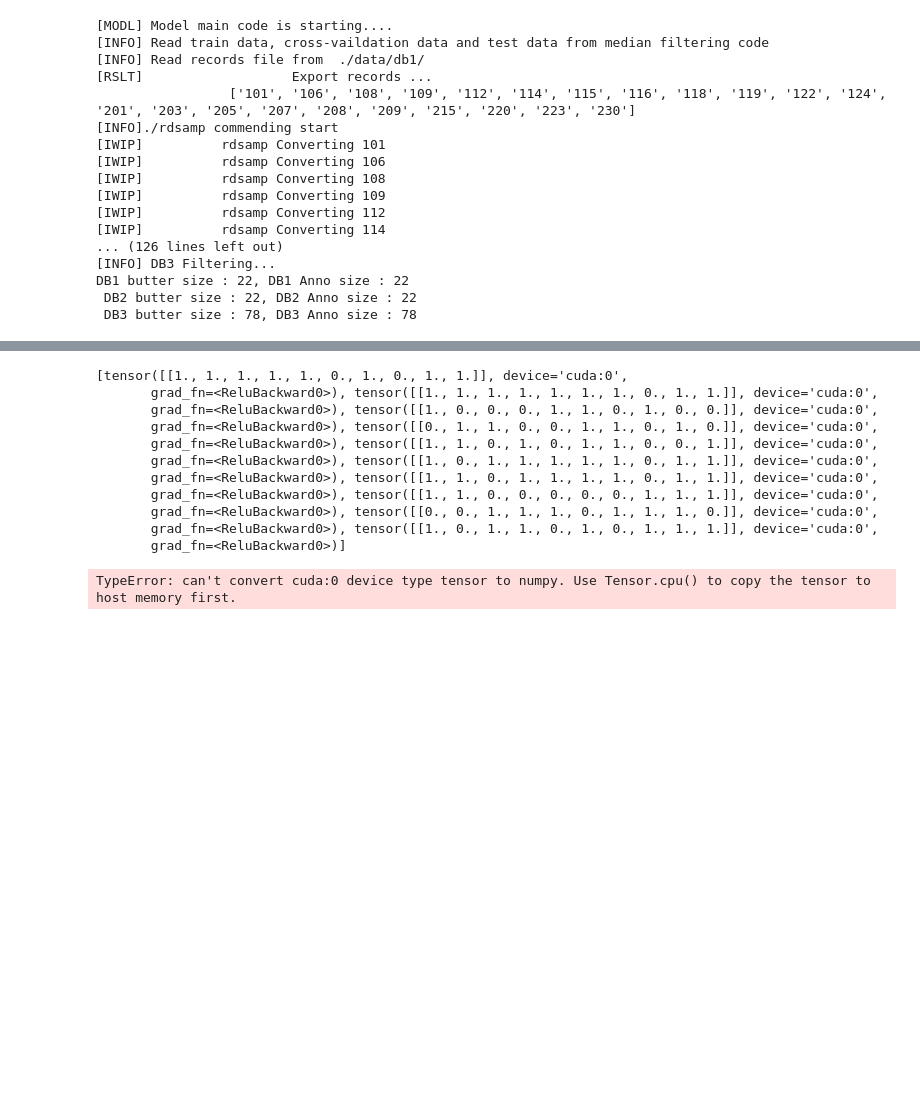
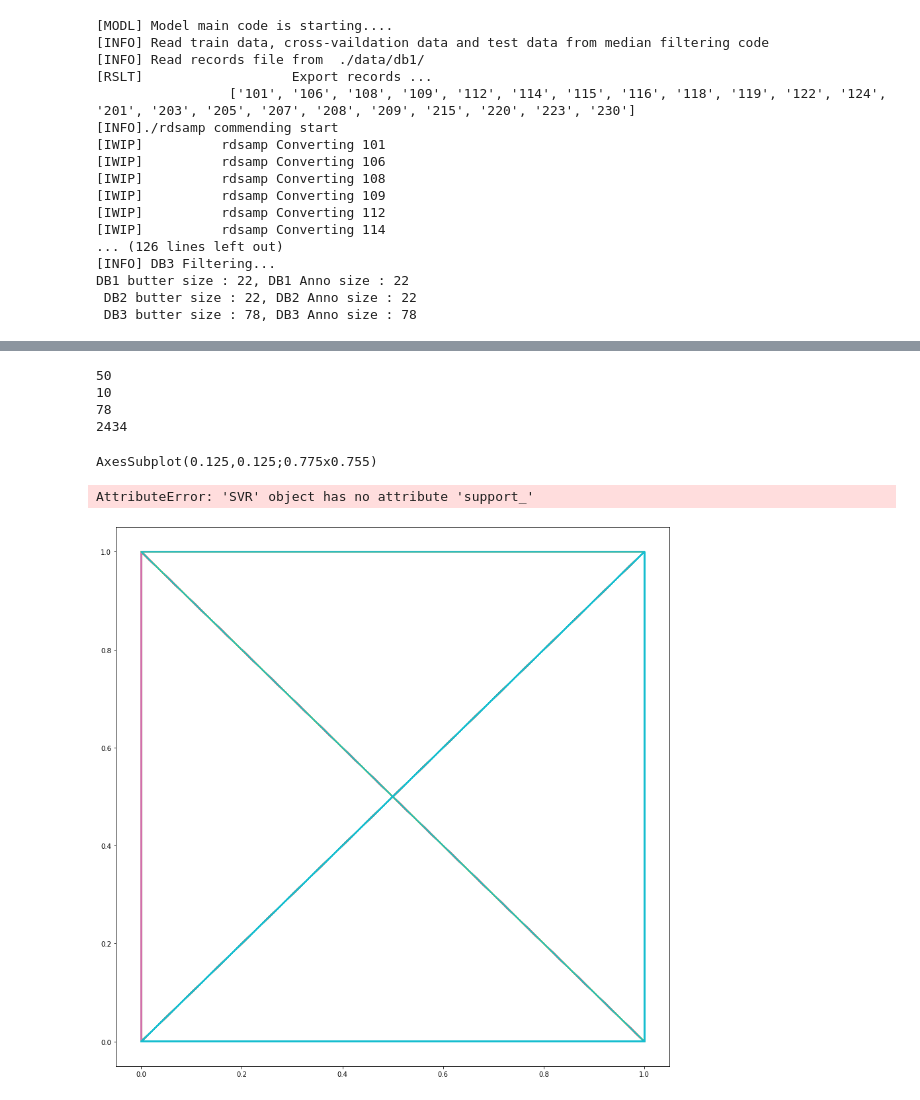
Before and after one commit to insung3511/ecg-dbn, a Jupyter notebook: cuda_model_onewayway.ipynb, the cells around one changed output, grey strips where cells are left out. Drawn from its saved outputs; the diff is of its cells as text; code cells hidden in the pictures; blank space fills up the shorter version.

Commit message:
SVM model goin...

```diff
--- a/cuda_model_onewayway.ipynb
+++ b/cuda_model_onewayway.ipynb
@@ -189,30 +190,35 @@ class test_SVM(nn.Module):
     def train(self, X, y):
         clf = make_pipeline(StandardScaler(), SVC(gamma='auto'))
         saved_model = pickle.dumps(clf)
-        return clf.fit(X, y).to(device)
+        y = MultiLabelBinarizer().fit_transform(y)
+        model = clf.fit(
+            X, y.flatten()[:50]
+        ).predict(X)
+        self.plot(X, y, model)
 
     def predict(self, X, y):
         clf = make_pipeline(StandardScaler(), SVC(gamma='auto'))
         return clf.predict([[X, y]])
 
-    def plot(self, X, y):
+    def plot(self, X, y, model):
         svr_lin = SVR(kernel="linear", C=100, gamma="auto")
 
-        _, axes = plt.subplots(nrows=1, ncols=3, figsize=(15, 15), sharey=True)
-        axes[svr_lin].plot(
+        _, axes = plt.subplots(nrows=1, figsize=(15, 15), sharey=True)
+        print(axes)
+        axes.plot(
             X,
-            svr_lin.fit(X, y).predict(X),
+            model,
             lw=self.lw,
         )
 
-        axes[svr_lin].scatter(
+        axes.scatter(
             X[svr_lin.support_],
             y[svr_lin.support_],
             facecolor="none",
             s=50,
         )
 
-        axes[svr_lin].scatter(
+        axes.scatter(
             X[np.setdiff1d(np.arange(len(X)), svr_lin.support_)],
             y[np.setdiff1d(np.arange(len(X)), svr_lin.support_)],
             facecolor="none",
@@ -221,7 +227,7 @@ class test_SVM(nn.Module):
             label="other training data",
         )
 
-        axes[svr_lin].legend(
+        axes.legend(
             loc="upper center",
             bbox_to_anchor=(0.5, 1.1),
             ncol=1,
@@ -434,22 +440,22 @@ GBRBM GBRBM GBRBM GBRBM GBRBM GBRBM GBRBM
 
         sample_data = torch.bernoulli(data).view(-1, 10).to(device=device)
 
-        vog_third, v3 = rbm_third(sample_data)
-        omse_loss = mse_loss(vog_third, v3)
+        vog_third, v3_e = rbm_third(sample_data)
+        omse_loss = mse_loss(vog_third, v3_e)
 
         third_train_op.zero_grad()
         omse_loss.backward()
         third_train_op.step()
-        run_acc += (torch.bernoulli(data).view(-1, 10).to(device=device) == v3).sum().item()
+        run_acc += (torch.bernoulli(data).view(-1, 10).to(device=device) == v3_e).sum().item()
     print("Third GBRBM Passed")
 
-    acc = get_acc(vog_third, v3) * 100
+    acc = get_acc(vog_third, v3_e) * 100
     if acc > best_acc:
         best_acc = acc
 
     path = "./saveMode_through_GBRBM.pth"
     torch.save(rbm_third.state_dict(), path)
-    output_gb.append(v3)
+    output_gb.append(v3_e)
 
     print("GB-DBN Training loss for {0}th epoch {1}\tEstimate time : {2}\tAcc : {3}\tBest Acc : {4}\t\tIgnite Acc: {5}" \
         .format(epoch + 1, omse_loss, time.time() - start, acc, best_acc, tmp_acc))
@@ -486,30 +492,35 @@ Last Accuracy :  70.0 %
-# %%
-svm = SVM(EPOCH, 10, 5, batch=BATCH_SIZE, lr=LEARNING_RATE)
-tsvm = test_SVM(EPOCH,10, 5)
-
-cpu = torch.device('cpu')
-v3_cp = (v3.to(device=cpu)).detach().numpy()
-output_gb_cp = (output_gb)
-
-print(output_gb_cp)
-# %% [output]
-[tensor([[1., 1., 1., 1., 1., 0., 1., 0., 1., 1.]], device='cuda:0',
-       grad_fn=<ReluBackward0>), tensor([[1., 1., 1., 1., 1., 1., 1., 0., 1., 1.]], device='cuda:0',
-       grad_fn=<ReluBackward0>), tensor([[1., 0., 0., 0., 1., 1., 0., 1., 0., 0.]], device='cuda:0',
-       grad_fn=<ReluBackward0>), tensor([[0., 1., 1., 0., 0., 1., 1., 0., 1., 0.]], device='cuda:0',
-       grad_fn=<ReluBackward0>), tensor([[1., 1., 0., 1., 0., 1., 1., 0., 0., 1.]], device='cuda:0',
-       grad_fn=<ReluBackward0>), tensor([[1., 0., 1., 1., 1., 1., 1., 0., 1., 1.]], device='cuda:0',
-       grad_fn=<ReluBackward0>), tensor([[1., 1., 0., 1., 1., 1., 1., 0., 1., 1.]], device='cuda:0',
-       grad_fn=<ReluBackward0>), tensor([[1., 1., 0., 0., 0., 0., 0., 1., 1., 1.]], device='cuda:0',
-       grad_fn=<ReluBackward0>), tensor([[0., 0., 1., 1., 1., 0., 1., 1., 1., 0.]], device='cuda:0',
-       grad_fn=<ReluBackward0>), tensor([[1., 0., 1., 1., 0., 1., 0., 1., 1., 1.]], device='cuda:0',
-       grad_fn=<ReluBackward0>)]
-TypeError: can't convert cuda:0 device type tensor to numpy. Use Tensor.cpu() to copy the tensor to host memory first.
+# %%
+output_gb_cp = list()
+cpu = torch.device('cpu')
+
+for i in range(len(output_gb)):
+    output_gb_cp.append(
+        Variable(torch.flatten(
+            torch.tensor(output_gb[i], dtype=torch.float64)
+        ).to(device=cpu), requires_grad=True).detach().numpy()
+    )
+# %%
+print(len(output_gb_cp))
+print(len(output_gb_cp[-1]))
+
+print(len(db3_label))
+print(len(db3_label[-1]))
+# %% [output]
+50
+10
+78
+2434
 # %%
+tsvm = test_SVM(EPOCH, BATCH_SIZE, 5)
+
 tsvm.train(
     output_gb_cp,
     db3_label
 )
+# %% [output]
+AxesSubplot(0.125,0.125;0.775x0.755)
+AttributeError: 'SVR' object has no attribute 'support_'
+[figure, added]
 # %%
 run_acc = float()
 best_acc = float()
```
Also changed, not shown: parts of 4 cells of this notebook, 1 other file.
